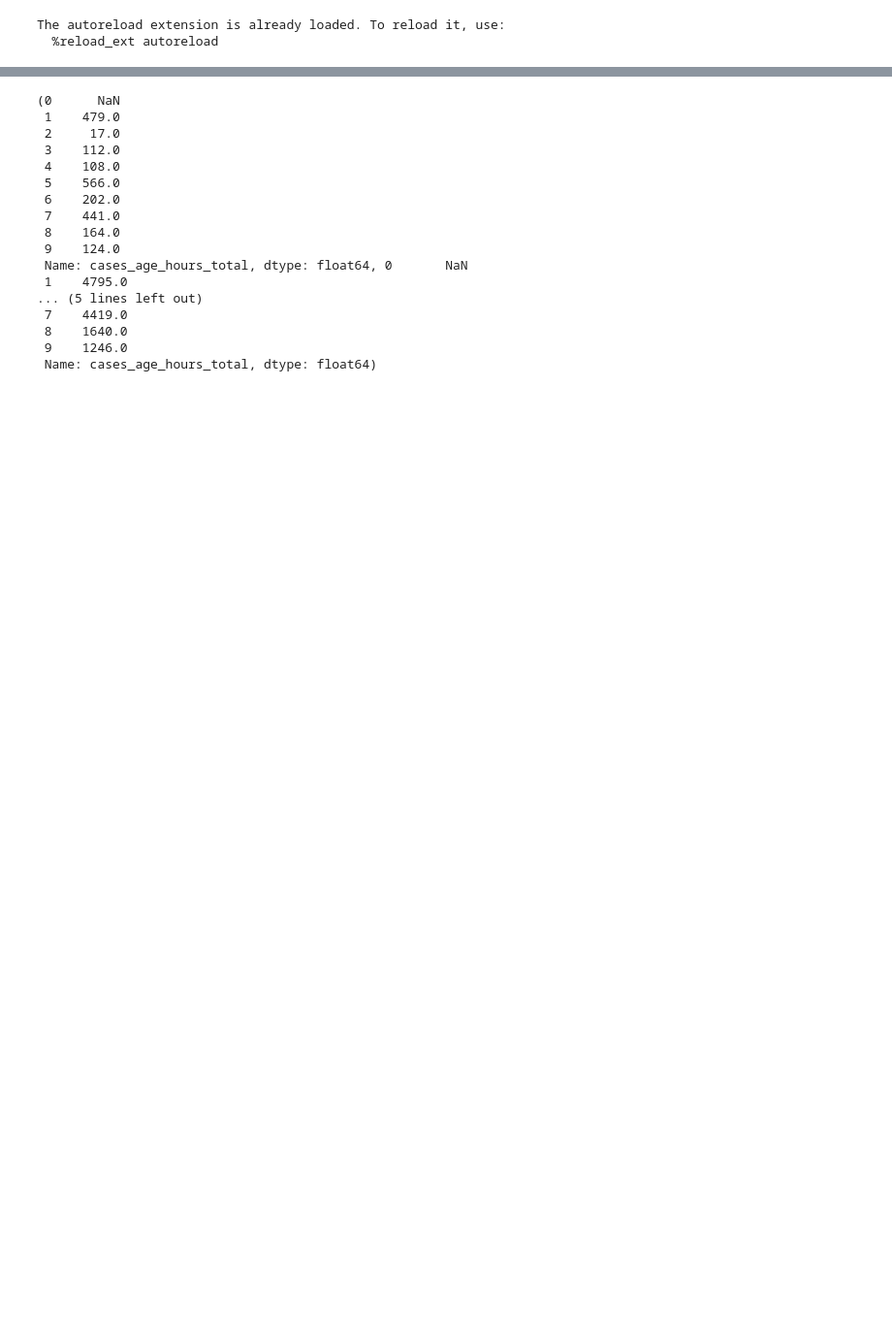
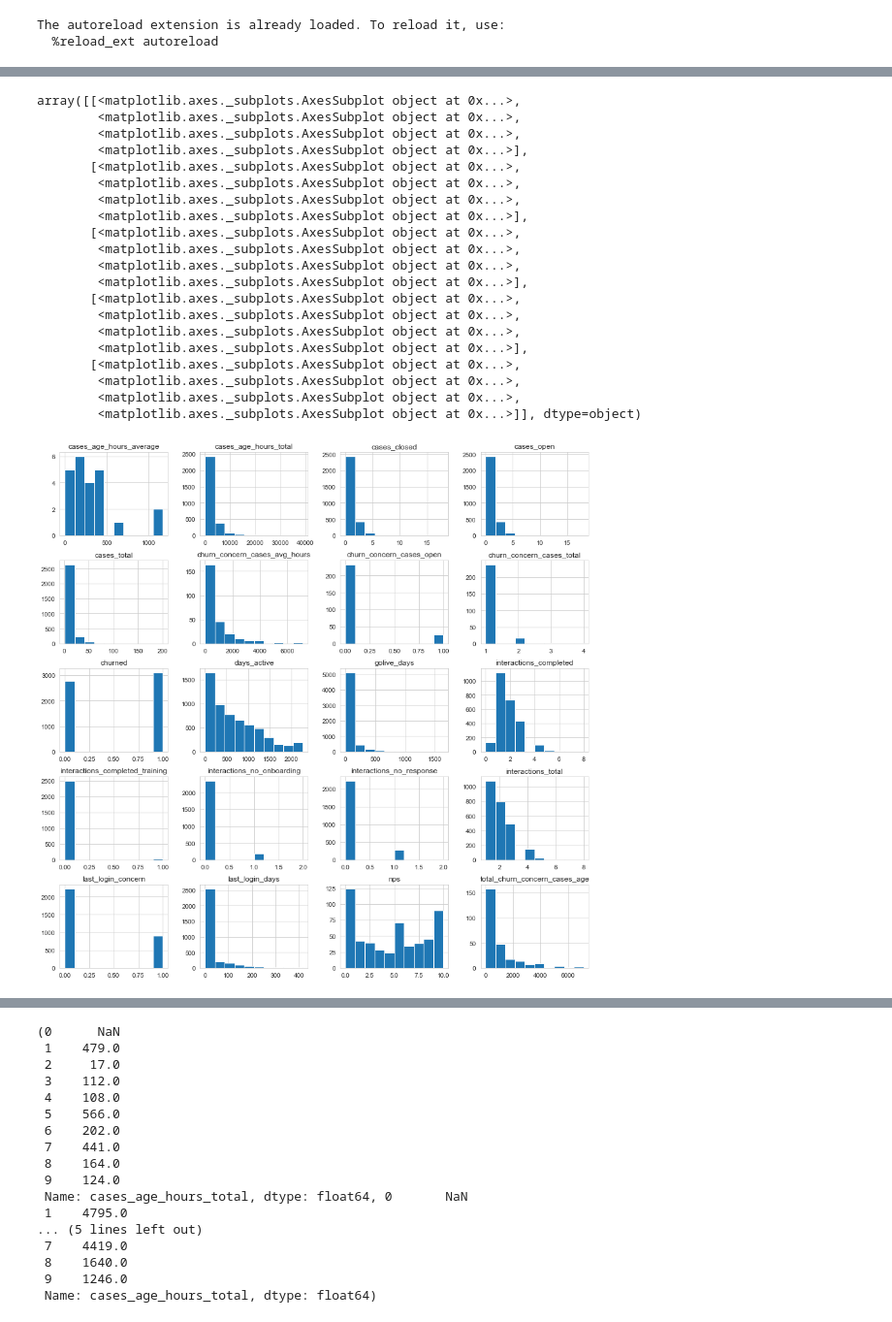
Before and after one commit to justinhennessy/100-days-of-code, a Jupyter notebook: project/Untitled.ipynb, the cells around one changed output, grey strips where cells are left out. Shown at 97% size. Drawn from its saved outputs; the diff is of its cells as text; code cells hidden in the pictures; blank space fills up the shorter version.

```diff
--- a/project/Untitled.ipynb
+++ b/project/Untitled.ipynb
@@ -44,0 +77,25 @@ churned                             0.527933         0.534903       1       0.49
+# %%
+df_raw[df_raw.dtypes[(df_raw.dtypes=="float64")|(df_raw.dtypes=="int64")]
+                        .index.values].hist(figsize=[15,15])
+# %% [output]
+array([[<matplotlib.axes._subplots.AxesSubplot object at 0x...>,
+        <matplotlib.axes._subplots.AxesSubplot object at 0x...>,
+        <matplotlib.axes._subplots.AxesSubplot object at 0x...>,
+        <matplotlib.axes._subplots.AxesSubplot object at 0x...>],
+       [<matplotlib.axes._subplots.AxesSubplot object at 0x...>,
+        <matplotlib.axes._subplots.AxesSubplot object at 0x...>,
+        <matplotlib.axes._subplots.AxesSubplot object at 0x...>,
+        <matplotlib.axes._subplots.AxesSubplot object at 0x...>],
+       [<matplotlib.axes._subplots.AxesSubplot object at 0x...>,
+        <matplotlib.axes._subplots.AxesSubplot object at 0x...>,
+        <matplotlib.axes._subplots.AxesSubplot object at 0x...>,
+        <matplotlib.axes._subplots.AxesSubplot object at 0x...>],
+       [<matplotlib.axes._subplots.AxesSubplot object at 0x...>,
+        <matplotlib.axes._subplots.AxesSubplot object at 0x...>,
+        <matplotlib.axes._subplots.AxesSubplot object at 0x...>,
+        <matplotlib.axes._subplots.AxesSubplot object at 0x...>],
+       [<matplotlib.axes._subplots.AxesSubplot object at 0x...>,
+        <matplotlib.axes._subplots.AxesSubplot object at 0x...>,
+        <matplotlib.axes._subplots.AxesSubplot object at 0x...>,
+        <matplotlib.axes._subplots.AxesSubplot object at 0x...>]], dtype=object)
+[figure, added]
```
Also changed, not shown: parts of 9 cells of this notebook, 3 other files.
